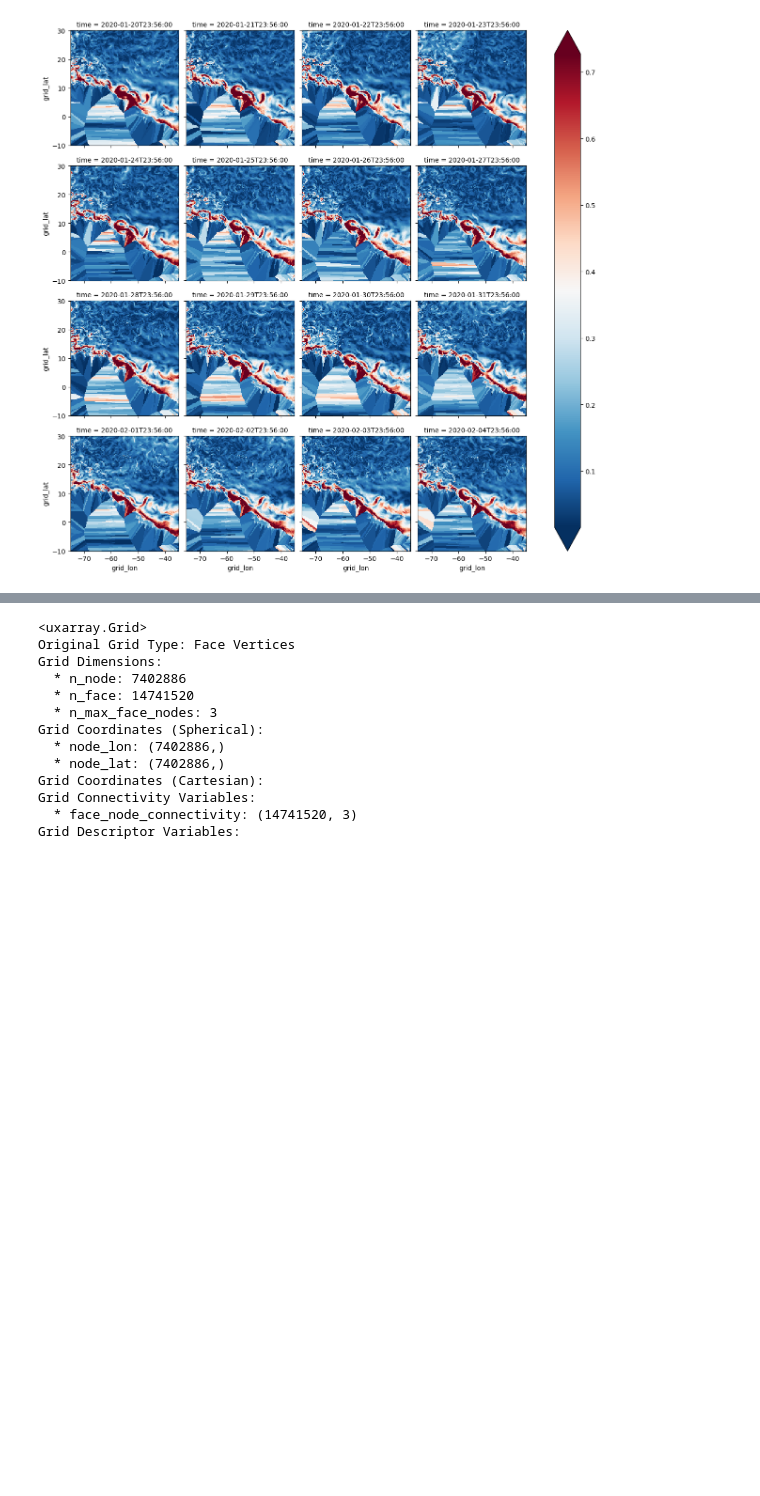
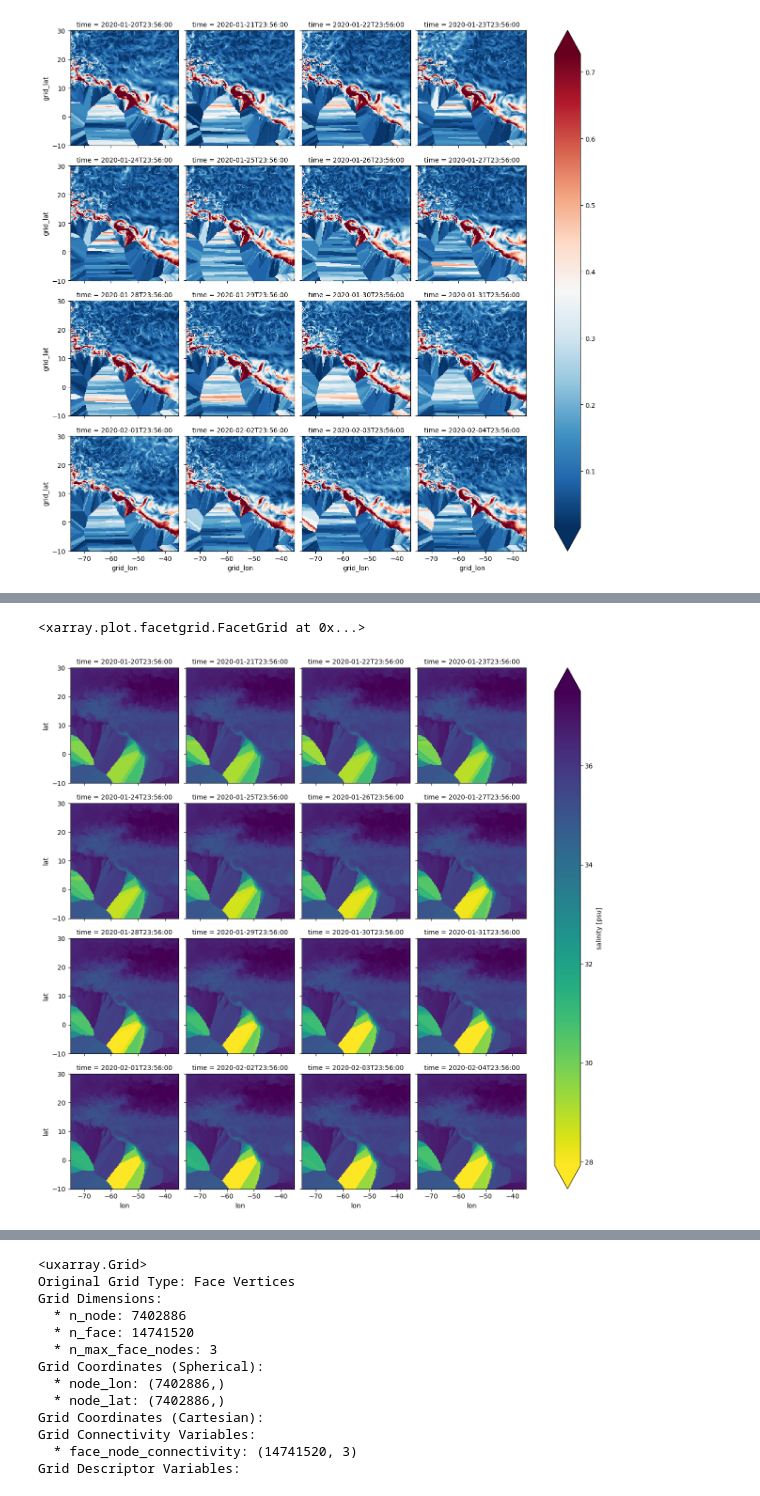
Before and after one commit to danliba/Amazon, a Jupyter notebook: NextGEMS/FESOM_Plume.ipynb, the cells around one changed output, grey strips where cells are left out. Saved outputs shown, nothing was run; the diff lists cells and outputs as text; code cells hidden in the pictures; blank space fills up the shorter version.

```diff
--- a/NextGEMS/FESOM_Plume.ipynb
+++ b/NextGEMS/FESOM_Plume.ipynb
@@ -479,0 +482,5 @@ Dimensions without coordinates: grid_size
+# %%
+UV = UV.chunk({"time": 365})
+uv_season = season_mean(UV)
+
+uv_season
@@ -479,0 +588,15 @@ Dimensions without coordinates: grid_size
+# %%
+  ## modify the mesh for nodes and
+ds_mesh = ds_mesh.assign_coords(
+        lat=("nod2", ds_mesh.lat.data.flatten()),
+        lon=("nod2", ds_mesh.lon.data.flatten()),
+    )
+    # Ensure the xoak index
+ds_mesh.xoak.set_index(["lat", "lon"], "sklearn_geo_balltree")
+
+#-------------get the nod2grids
+grid_nodes = ds_mesh.xoak.sel(
+        lat = target_lat,
+        lon = target_lon,
+    ).nod2
+grid_nodes
@@ -480,7 +635,5 @@ Dimensions without coordinates: grid_size
 # %%
-sal_region = ds_subset.salt.isel(nod2= np.array(node_indices, dtype=int) - 1)
-sal_region = sal_region.compute()
-sal_region
-# node_indices_int = np.array(node_indices, dtype=int) - 1
-# node_indices_int
+sal= ds.isel(nz1=0).salt.isel(nod2=grid_nodes - 1)
+# sal_region = sal_region.compute()
+sal
 # %% [output]
@@ -504,0 +688,4 @@ sal_region.lat.data.min(), sal_region.lat.data.max()
+# %%
+sal['lon'] = UV.grid_lon
+sal['lat'] = UV.grid_lat
+sal
@@ -504,0 +718,6 @@ sal_region.lat.data.min(), sal_region.lat.data.max()
+# %%
+sal.sel(grid_lon=slice(-75,-35),grid_lat=slice(-10,30)).isel(time=slice(None, 16)).plot(
+    x="lon", y="lat", col="time", col_wrap=4, robust=True, cmap= 'viridis_r')
+# %% [output]
+<xarray.plot.facetgrid.FacetGrid at 0x...>
+[figure, added]
```
Also changed, not shown: parts of 39 cells of this notebook.
